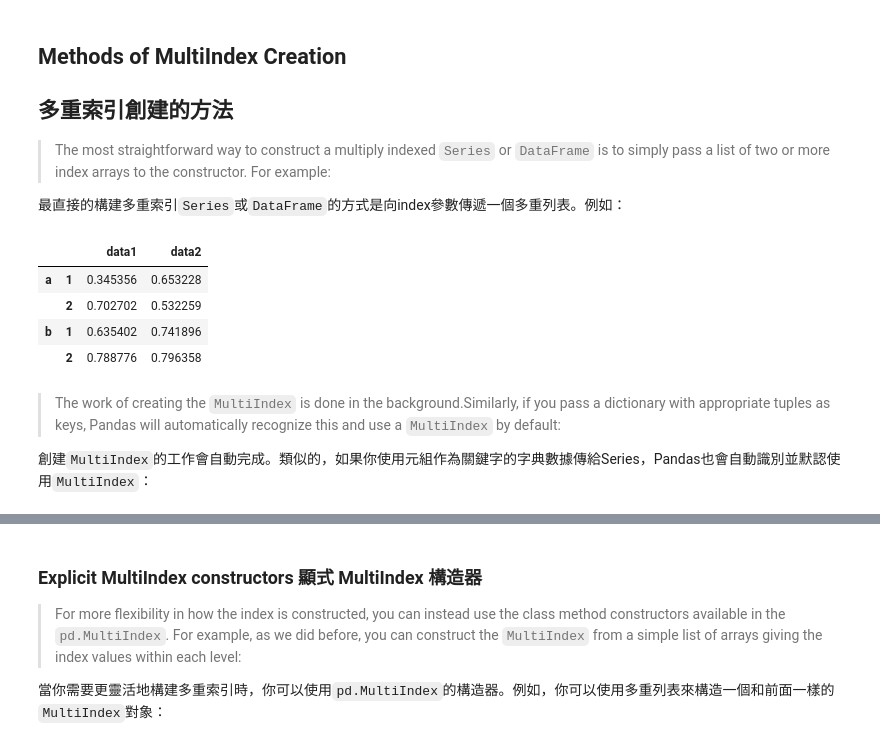
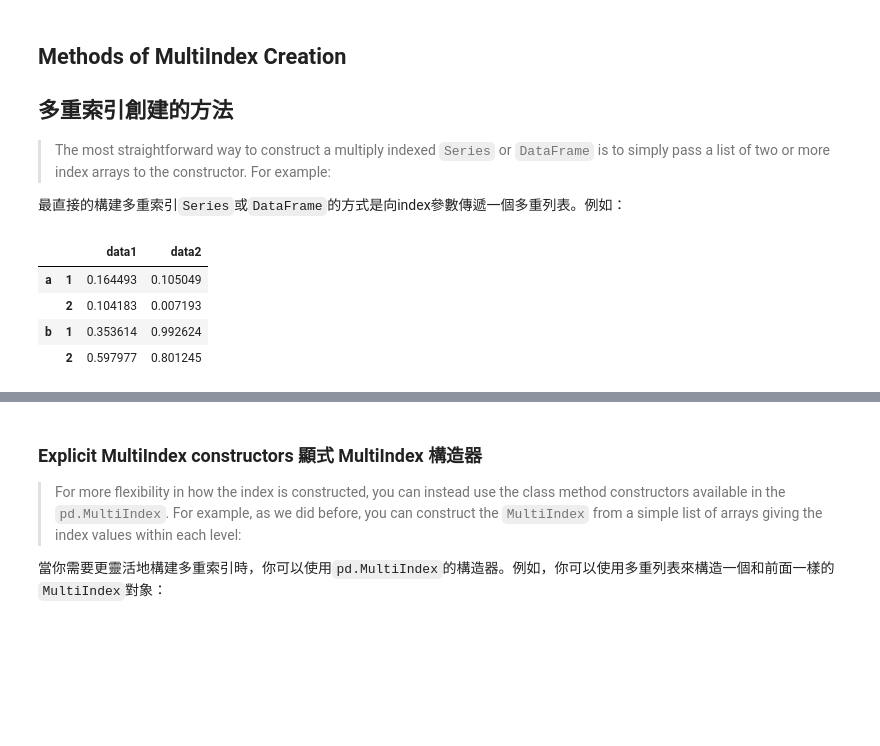
Before and after one commit to juck30808/juck30808, a Jupyter notebook: 03.03-Hierarchical-Indexing.ipynb, the cells around one changed output, grey strips where cells are left out. Cells and saved outputs as stored; diff of their text form; code cells hidden in the pictures; blank space fills up the shorter version.

```diff
--- a/03.03-Hierarchical-Indexing.ipynb
+++ b/03.03-Hierarchical-Indexing.ipynb
@@ -170,17 +193,12 @@ f_u18.unstack()
 
 最直接的構建多重索引`Series`或`DataFrame`的方式是向index參數傳遞一個多重列表。例如：
 # %%
-df = pd.DataFrame(np.random.rand(4, 2),
-                  index=[['a', 'a', 'b', 'b'], [1, 2, 1, 2]],
-                  columns=['data1', 'data2'])
+df = pd.DataFrame(np.random.rand(4, 2),index=[['a', 'a', 'b', 'b'], [1, 2, 1, 2]],
+                                       columns=['data1', 'data2'])
 df
 # %% [output]
 |  |  | data1 | data2 |
-| a | 1 | 0.345356 | 0.653228 |
-|  | 2 | 0.702702 | 0.532259 |
-| b | 1 | 0.635402 | 0.741896 |
-|  | 2 | 0.788776 | 0.796358 |
+| a | 1 | 0.164493 | 0.105049 |
+|  | 2 | 0.104183 | 0.007193 |
+| b | 1 | 0.353614 | 0.992624 |
+|  | 2 | 0.597977 | 0.801245 |
-# %% [markdown]
-> The work of creating the ``MultiIndex`` is done in the background.Similarly, if you pass a dictionary with appropriate tuples as keys, Pandas will automatically recognize this and use a ``MultiIndex`` by default:
-
-創建`MultiIndex`的工作會自動完成。類似的，如果你使用元組作為關鍵字的字典數據傳給Series，Pandas也會自動識別並默認使用`MultiIndex`：
```
Also changed, not shown: parts of 83 cells of this notebook, 5 other files.
